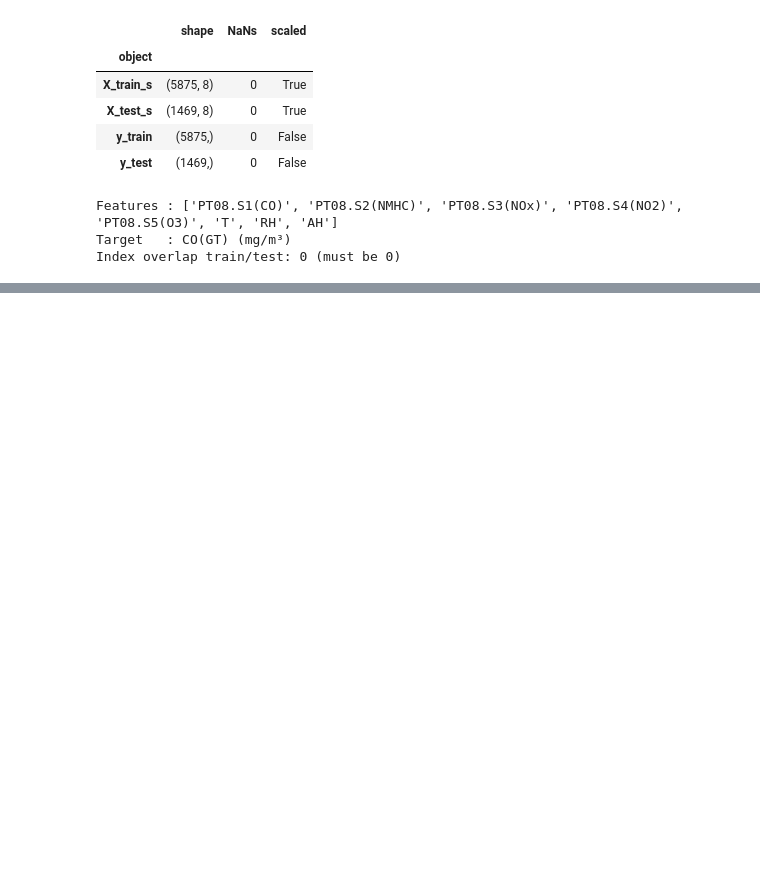
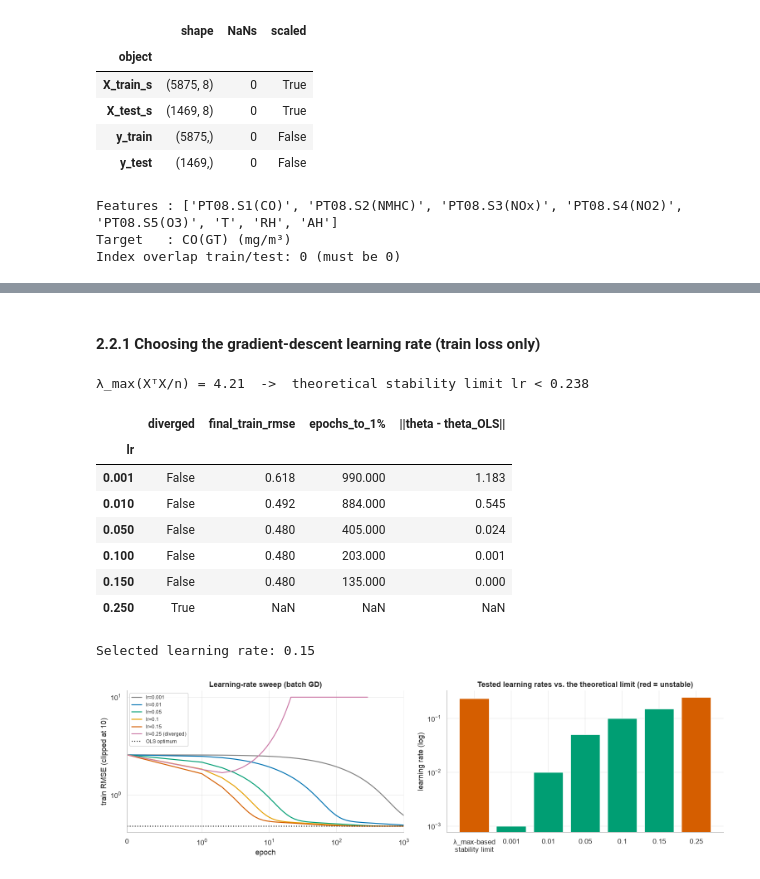
Before and after one commit to faheemgurkani/uci-air-quality-sensor-regression, a Jupyter notebook: src/notebooks/air_quality_regression.ipynb, the cells around one changed output, grey strips where cells are left out. Cells and saved outputs as stored; diff of their text form; code cells hidden in the pictures; blank space fills up the shorter version.

```diff
--- a/src/notebooks/air_quality_regression.ipynb
+++ b/src/notebooks/air_quality_regression.ipynb
@@ -666,0 +854,44 @@ Index overlap train/test: 0 (must be 0)
+# %% [markdown]
+#### 2.2.1 Choosing the gradient-descent learning rate (train loss only)
+# %%
+Xb_all = LinearRegressionScratch._design(X_train_s)
+lam_max = np.linalg.eigvalsh(Xb_all.T @ Xb_all / len(Xb_all)).max()
+lr_stable = 2.0 / (2.0 * lam_max)                       # GD on MSE is stable iff lr < 2/L, L = 2·λ_max(XᵀX/n)
+print(f"λ_max(XᵀX/n) = {lam_max:.2f}  ->  theoretical stability limit lr < {lr_stable:.3f}")
+
+EPOCHS_LIN = 1000
+theta_opt = LinearRegressionScratch().fit(X_train_s, y_train).theta_
+lr_grid = [0.001, 0.01, 0.05, 0.1, 0.15, 0.25]
+lr_rows, lr_hist = [], {}
+for lr in lr_grid:
+    m_ = LinearRegressionScratch(solver="gd", lr=lr, epochs=EPOCHS_LIN, track=True).fit(X_train_s, y_train)
+    h = m_.history_; lr_hist[lr] = h
+    lr_rows.append({"lr": lr, "diverged": m_.diverged_, "final_train_rmse": h["train_rmse"].iloc[-1] if not m_.diverged_ else np.nan,
+                    "epochs_to_1%": epochs_to_tol(h) if not m_.diverged_ else None,
+                    "||theta - theta_OLS||": np.linalg.norm(m_.theta_ - theta_opt) if not m_.diverged_ else np.nan})
+lr_tbl = pd.DataFrame(lr_rows).set_index("lr"); display(lr_tbl)
+
+ok = lr_tbl[(~lr_tbl["diverged"]) & (lr_tbl["||theta - theta_OLS||"] < 1e-3)]
+LR_LIN = float(ok["epochs_to_1%"].astype(float).idxmin()); print("Selected learning rate:", LR_LIN)
+
+fig, ax = plt.subplots(1, 2, figsize=(14, 4.2))
+for lr, c in zip(lr_grid, [GREY, BLUE, GREEN, ORANGE, RED, "#CC79A7"]):
+    h = lr_hist[lr]; ax[0].plot(h["epoch"], h["train_rmse"].clip(upper=10), color=c, label=f"lr={lr}" + (" (diverged)" if h["train_rmse"].iloc[-1] > 1e3 or len(h) < EPOCHS_LIN else ""))
+ax[0].axhline(rmse(y_train, X_train_s.values @ theta_opt[1:] + theta_opt[0]), color="k", ls=":", label="OLS optimum")
+ax[0].set_xscale("symlog", linthresh=1); ax[0].set_xlim(0, EPOCHS_LIN); ax[0].set_yscale("log"); ax[0].set_xlabel("epoch"); ax[0].set_ylabel("train RMSE (clipped at 10)")
+ax[0].set_title("Learning-rate sweep (batch GD)"); ax[0].legend(fontsize=8)
+ax[1].bar(["λ_max-based\nstability limit"] + [str(l) for l in lr_grid], [lr_stable] + lr_grid, color=[RED] + [GREEN if l < lr_stable else RED for l in lr_grid])
+ax[1].set_yscale("log"); ax[1].set_title("Tested learning rates vs. the theoretical limit (red = unstable)"); ax[1].set_ylabel("learning rate (log)")
+plt.tight_layout(); plt.show()
+# %% [output]
+λ_max(XᵀX/n) = 4.21  ->  theoretical stability limit lr < 0.238
+|  | diverged | final_train_rmse | epochs_to_1% | ||theta - theta_OLS|| |
+| lr |  |  |  |  |
+| 0.001 | False | 0.618 | 990.000 | 1.183 |
+| 0.010 | False | 0.492 | 884.000 | 0.545 |
+| 0.050 | False | 0.480 | 405.000 | 0.024 |
+| 0.100 | False | 0.480 | 203.000 | 0.001 |
+| 0.150 | False | 0.480 | 135.000 | 0.000 |
+| 0.250 | True | NaN | NaN | NaN |
+Selected learning rate: 0.15
+[figure, added]
```
Also changed, not shown: parts of 55 cells of this notebook, 2 other files.
